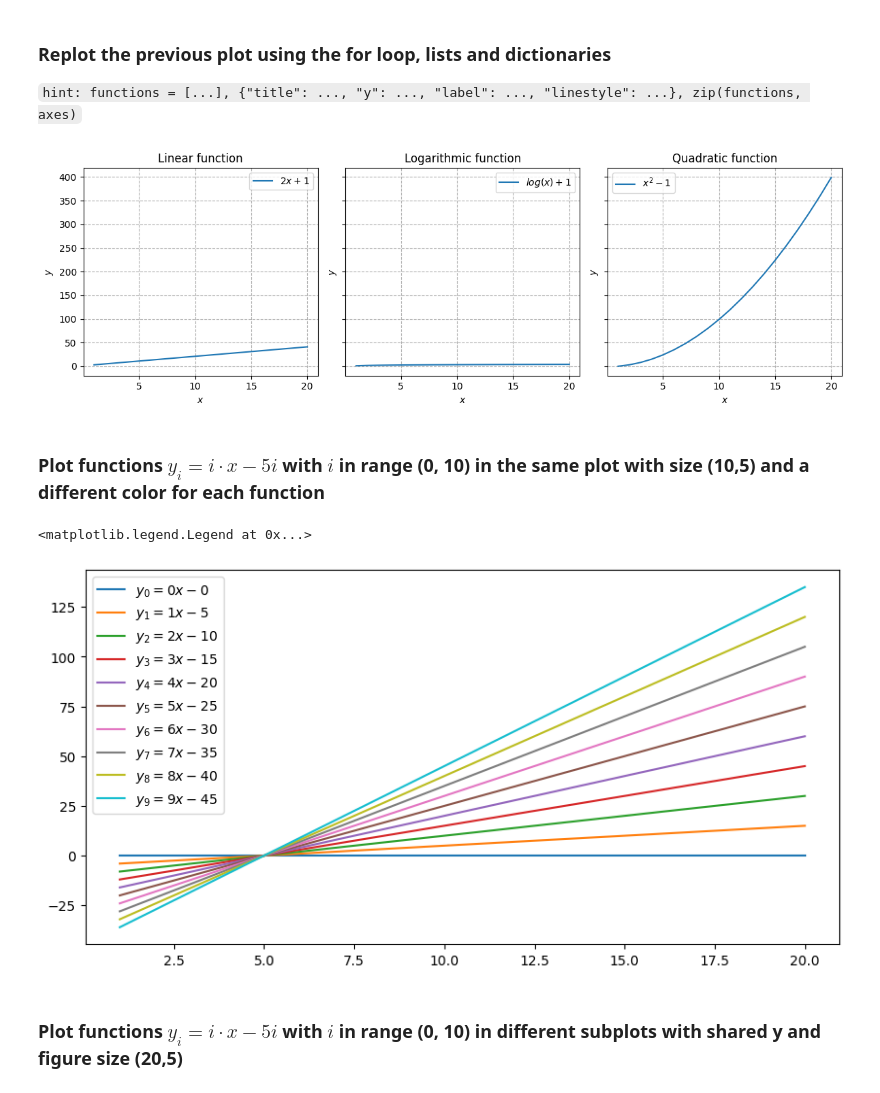
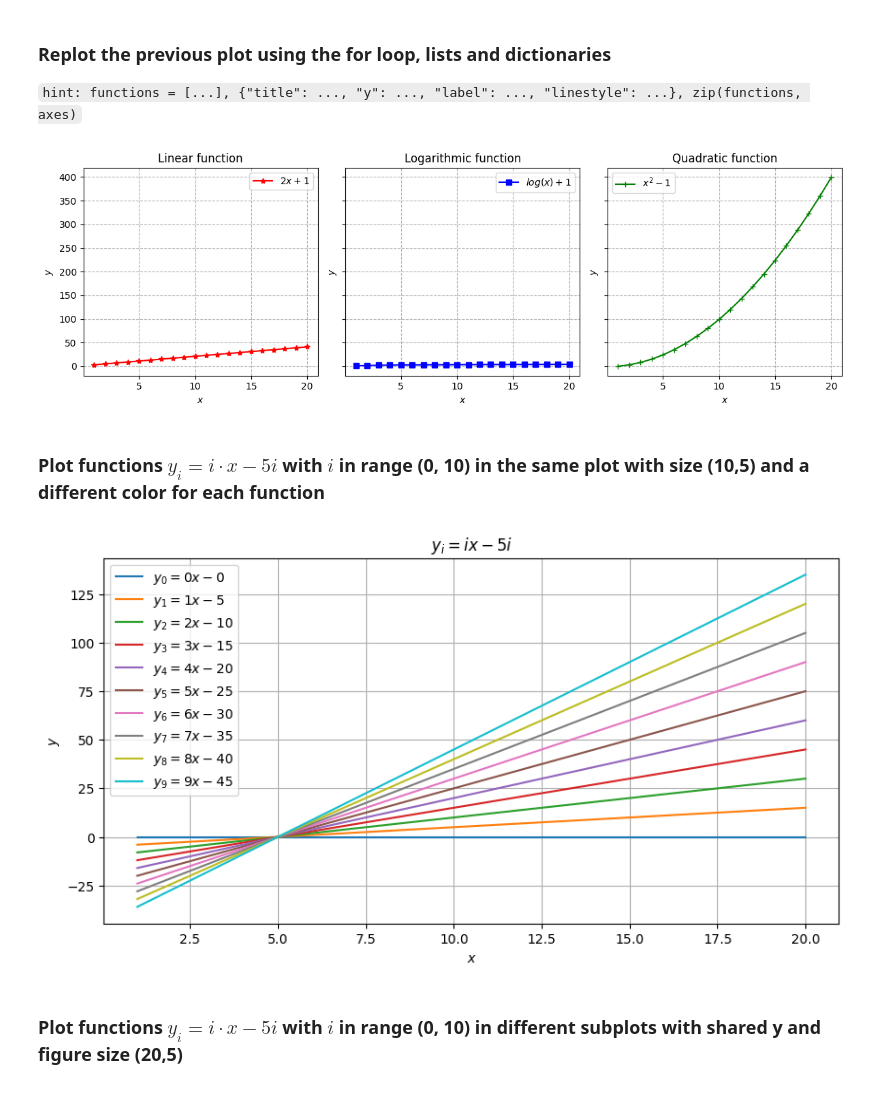
Before and after one commit to Lucaavnt/MLDM2026_exercises, a Jupyter notebook: VL735753_04_Matplotlib_Exercises.ipynb, the cells around one changed output. Cells and saved outputs as stored; diff of their text form; code cells hidden in the pictures.

```diff
--- a/VL735753_04_Matplotlib_Exercises.ipynb
+++ b/VL735753_04_Matplotlib_Exercises.ipynb
@@ -136,35 +136,38 @@ plt.show()
 `hint: functions = [...], {"title": ..., "y": ..., "label": ..., "linestyle": ...}, zip(functions, axes)`
 # %%
 functions = [
-    {"title": "Linear function", "y": y1, "label": r"$2x+1$", "linestyle": '-'},
-    {"title": "Logarithmic function", "y": y2, "label": r"$log(x)+1$", "linestyle": '-'},
-    {"title": "Quadratic function", "y": y3, "label": r"$x^2 -1$", "linestyle": '-'}
+    {"title": "Linear function", "y": y1, "label": r"$2x+1$", "color": 'r', "marker": '*',"linestyle": '-'},
+    {"title": "Logarithmic function", "y": y2, "label": r"$log(x)+1$", "color": 'b' , "marker": 's',"linestyle": '-'},
+    {"title": "Quadratic function", "y": y3, "label": r"$x^2 -1$", "color": 'g' , "marker": '+',"linestyle": '-'}
 ]
 
 fig, axes = plt.subplots(1, 3, figsize=(12, 4), sharey=True)
 graphs = zip(functions,axes)
 
 for func, ax in graphs:
-    ax.plot(x, func["y"], label=func["label"], linestyle=func["linestyle"])
+    ax.plot(x, func["y"], label=func["label"], linestyle=func["linestyle"], color=func["color"], marker=func["marker"])
     ax.set_title(func["title"])
     ax.set_xlabel(r"$x$"); ax.set_ylabel(r'$y$')
     ax.grid(linestyle='dashed')
     ax.legend()
 
 fig.tight_layout()
+plt.show()
 # %% [output]
-[figure, old version]
+[figure, new version]
 # %% [markdown]
 ### Plot functions $ y_i = i\cdot x - 5i$ with $i$ in range (0, 10) in the same plot with size (10,5) and a different color for each function
 # %%
 fig, ax = plt.subplots(figsize=(10,5))
 for i in range(10):
     ax.plot(x, i*x - 5*i, label = rf"$y_{i} = {i}x -{5*i}$")
-
+ax.grid()
+ax.set_title(r"$y_i = ix - 5i$")
+ax.set_xlabel(r"$x$"); ax.set_ylabel(r'$y$')
 ax.legend()
+plt.show()
 # %% [output]
-<matplotlib.legend.Legend at 0x...>
-[figure, old version]
+[figure, new version]
 # %% [markdown]
 ### Plot functions $ y_i = i\cdot x - 5i$ with $i$ in range (0, 10) in different subplots with shared y and figure size (20,5)
 # %%
```
Also changed, not shown: parts of 10 cells of this notebook.
